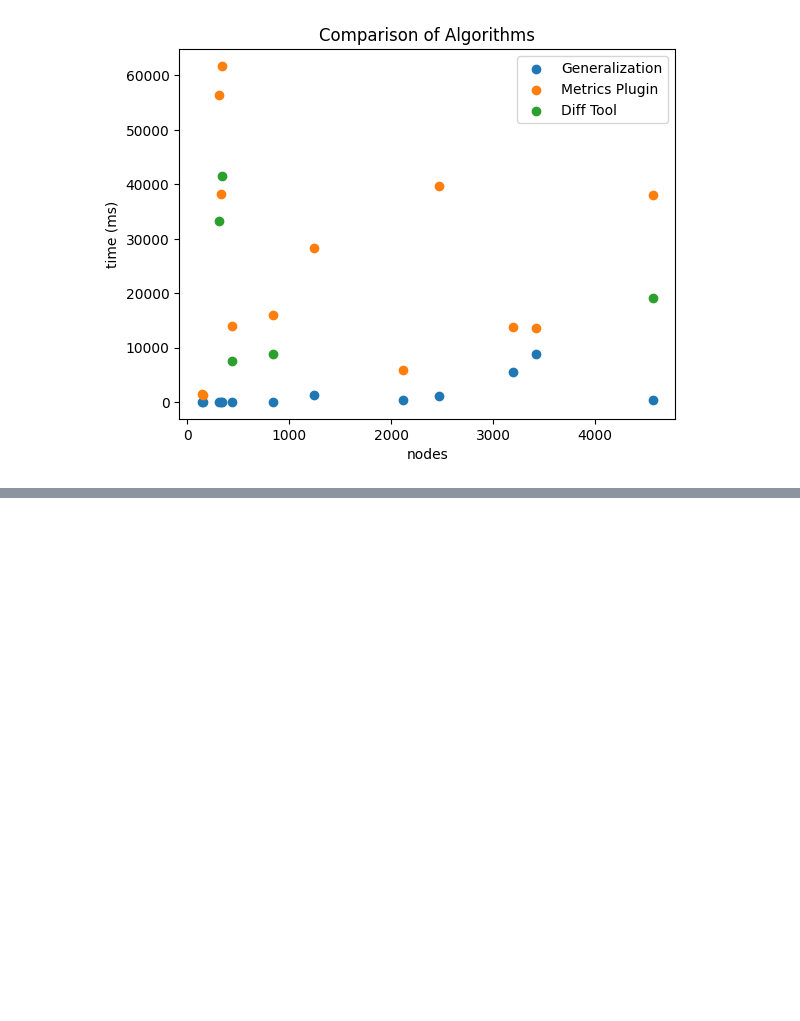
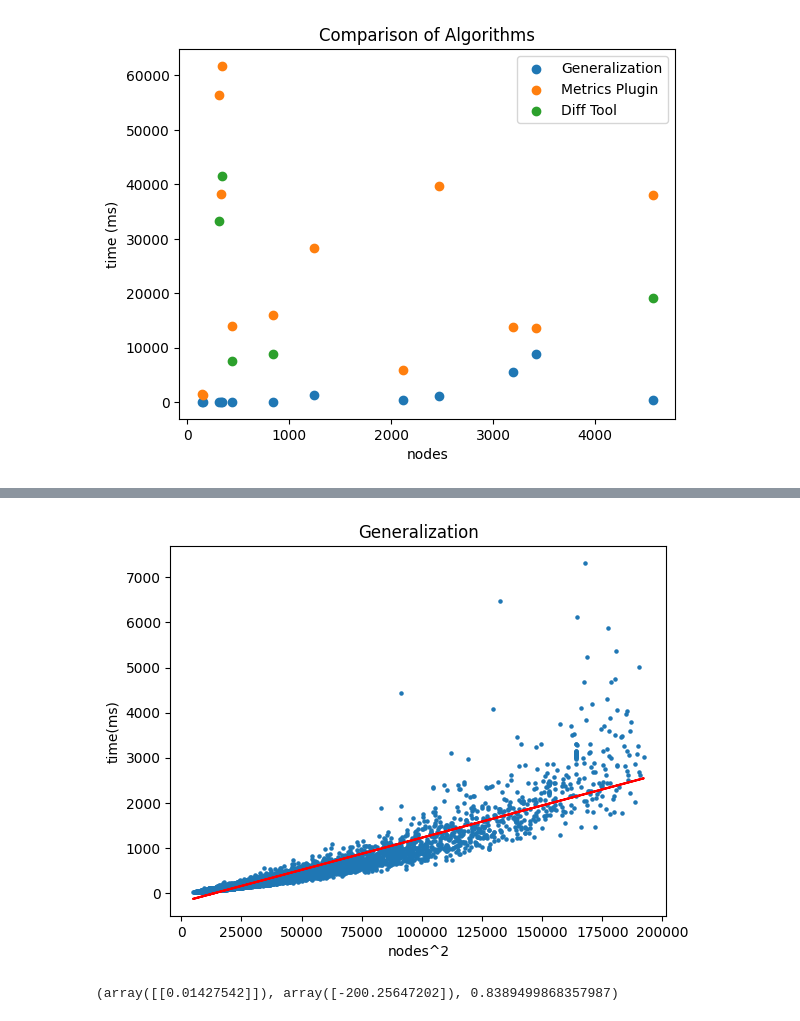
Before and after one commit to mreza-kiani/graph-generalization-algorithm, a Jupyter notebook: src/main/resources/scripts/performance/analyzer.ipynb, the cells around one changed output, grey strips where cells are left out. Cells and saved outputs as stored; diff of their text form; code cells hidden in the pictures; blank space fills up the shorter version.

```diff
--- a/src/main/resources/scripts/performance/analyzer.ipynb
+++ b/src/main/resources/scripts/performance/analyzer.ipynb
@@ -806,0 +816,5 @@ plt.show()
+# %%
+linear_regression_of(plt_df, 'nodes^2_x', 'time_y', x_label='nodes^2', y_label='time(ms)', title='Generalization')
+# %% [output]
+[figure, added]
+(array([[0.01427542]]), array([-200.25647202]), 0.8389499868357987)
```
Also changed, not shown: parts of 6 cells of this notebook, 5 other files.
